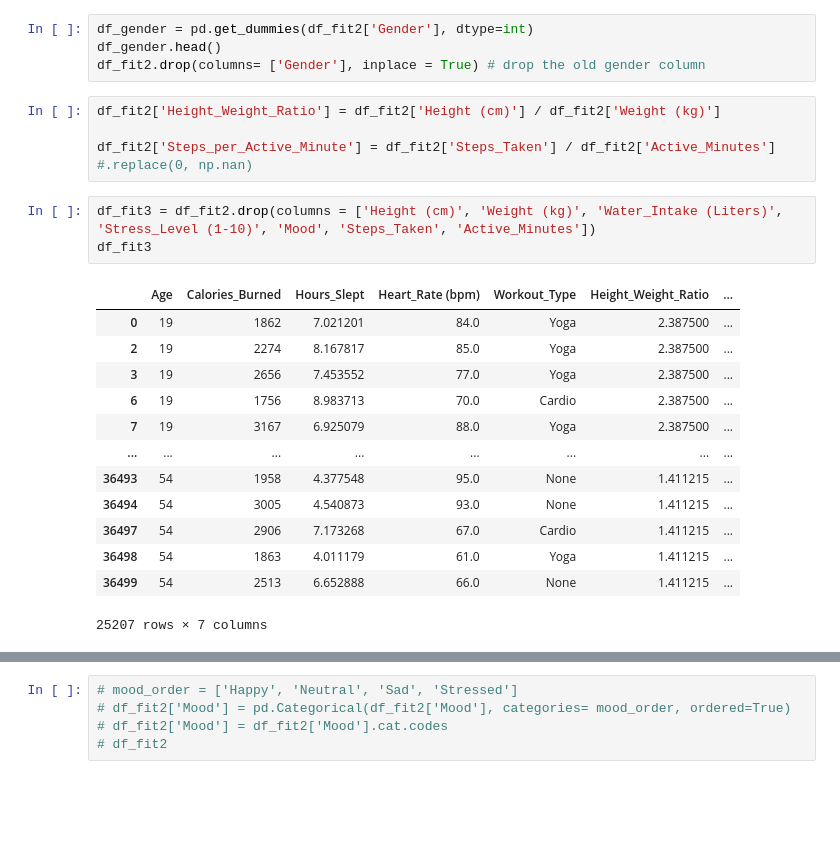
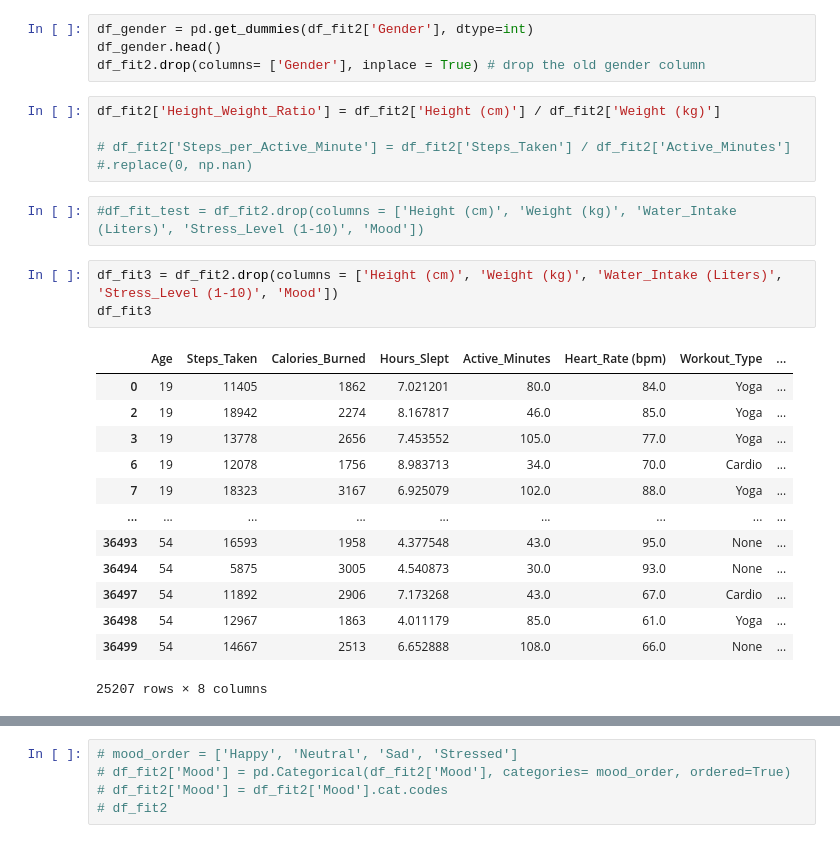
Before and after one commit to rike82/Project_ML_Calories, a Jupyter notebook: Calorie_consumption_calculation.ipynb, the cells around one changed output, grey strips where cells are left out. Drawn from its saved outputs; the diff is of its cells as text; blank space fills up the shorter version.

```diff
--- a/Calorie_consumption_calculation.ipynb
+++ b/Calorie_consumption_calculation.ipynb
@@ -150,22 +154,24 @@ df_fit2.drop(columns= ['Gender'], inplace = True) # drop the old gender column
 # %%
 df_fit2['Height_Weight_Ratio'] = df_fit2['Height (cm)'] / df_fit2['Weight (kg)']
 
-df_fit2['Steps_per_Active_Minute'] = df_fit2['Steps_Taken'] / df_fit2['Active_Minutes'] #.replace(0, np.nan)
+# df_fit2['Steps_per_Active_Minute'] = df_fit2['Steps_Taken'] / df_fit2['Active_Minutes'] #.replace(0, np.nan)
+# %%
+#df_fit_test = df_fit2.drop(columns = ['Height (cm)', 'Weight (kg)', 'Water_Intake (Liters)', 'Stress_Level (1-10)', 'Mood'])
 # %%
-df_fit3 = df_fit2.drop(columns = ['Height (cm)', 'Weight (kg)', 'Water_Intake (Liters)', 'Stress_Level (1-10)', 'Mood', 'Steps_Taken', 'Active_Minutes'])
+df_fit3 = df_fit2.drop(columns = ['Height (cm)', 'Weight (kg)', 'Water_Intake (Liters)', 'Stress_Level (1-10)', 'Mood'])
 df_fit3
 # %% [output]
-|  | Age | Calories_Burned | Hours_Slept | Heart_Rate (bpm) | Workout_Type | Height_Weight_Ratio | ... |
-| 0 | 19 | 1862 | 7.021201 | 84.0 | Yoga | 2.387500 | ... |
-| 2 | 19 | 2274 | 8.167817 | 85.0 | Yoga | 2.387500 | ... |
-| 3 | 19 | 2656 | 7.453552 | 77.0 | Yoga | 2.387500 | ... |
-| 6 | 19 | 1756 | 8.983713 | 70.0 | Cardio | 2.387500 | ... |
-| 7 | 19 | 3167 | 6.925079 | 88.0 | Yoga | 2.387500 | ... |
-| ... | ... | ... | ... | ... | ... | ... | ... |
-| 36493 | 54 | 1958 | 4.377548 | 95.0 | None | 1.411215 | ... |
-| 36494 | 54 | 3005 | 4.540873 | 93.0 | None | 1.411215 | ... |
-| 36497 | 54 | 2906 | 7.173268 | 67.0 | Cardio | 1.411215 | ... |
-| 36498 | 54 | 1863 | 4.011179 | 61.0 | Yoga | 1.411215 | ... |
-| 36499 | 54 | 2513 | 6.652888 | 66.0 | None | 1.411215 | ... |
+|  | Age | Steps_Taken | Calories_Burned | Hours_Slept | Active_Minutes | Heart_Rate (bpm) | Workout_Type | ... |
+| 0 | 19 | 11405 | 1862 | 7.021201 | 80.0 | 84.0 | Yoga | ... |
+| 2 | 19 | 18942 | 2274 | 8.167817 | 46.0 | 85.0 | Yoga | ... |
+| 3 | 19 | 13778 | 2656 | 7.453552 | 105.0 | 77.0 | Yoga | ... |
+| 6 | 19 | 12078 | 1756 | 8.983713 | 34.0 | 70.0 | Cardio | ... |
+| 7 | 19 | 18323 | 3167 | 6.925079 | 102.0 | 88.0 | Yoga | ... |
+| ... | ... | ... | ... | ... | ... | ... | ... | ... |
+| 36493 | 54 | 16593 | 1958 | 4.377548 | 43.0 | 95.0 | None | ... |
+| 36494 | 54 | 5875 | 3005 | 4.540873 | 30.0 | 93.0 | None | ... |
+| 36497 | 54 | 11892 | 2906 | 7.173268 | 43.0 | 67.0 | Cardio | ... |
+| 36498 | 54 | 12967 | 1863 | 4.011179 | 85.0 | 61.0 | Yoga | ... |
+| 36499 | 54 | 14667 | 2513 | 6.652888 | 108.0 | 66.0 | None | ... |
-25207 rows × 7 columns
+25207 rows × 8 columns
 # %%
```
Also changed, not shown: parts of 33 cells of this notebook, 1 other file.
